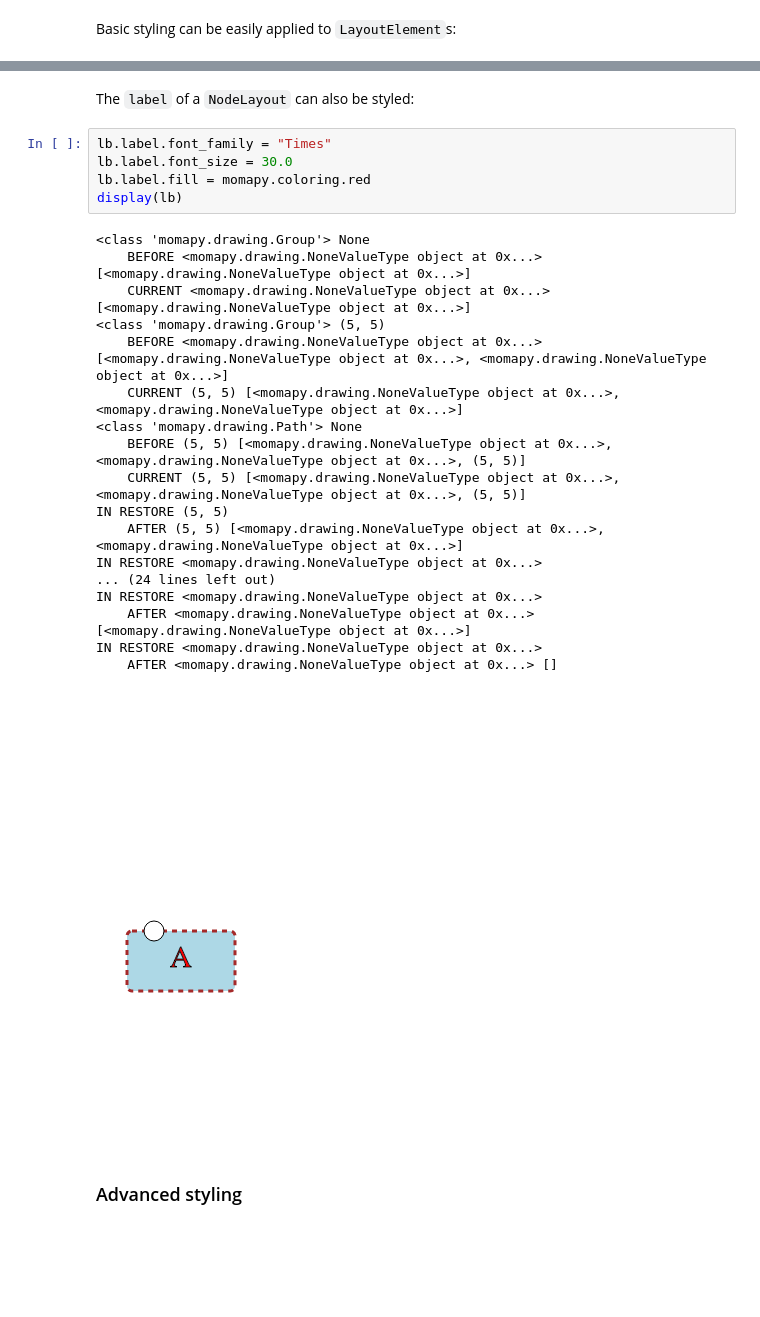
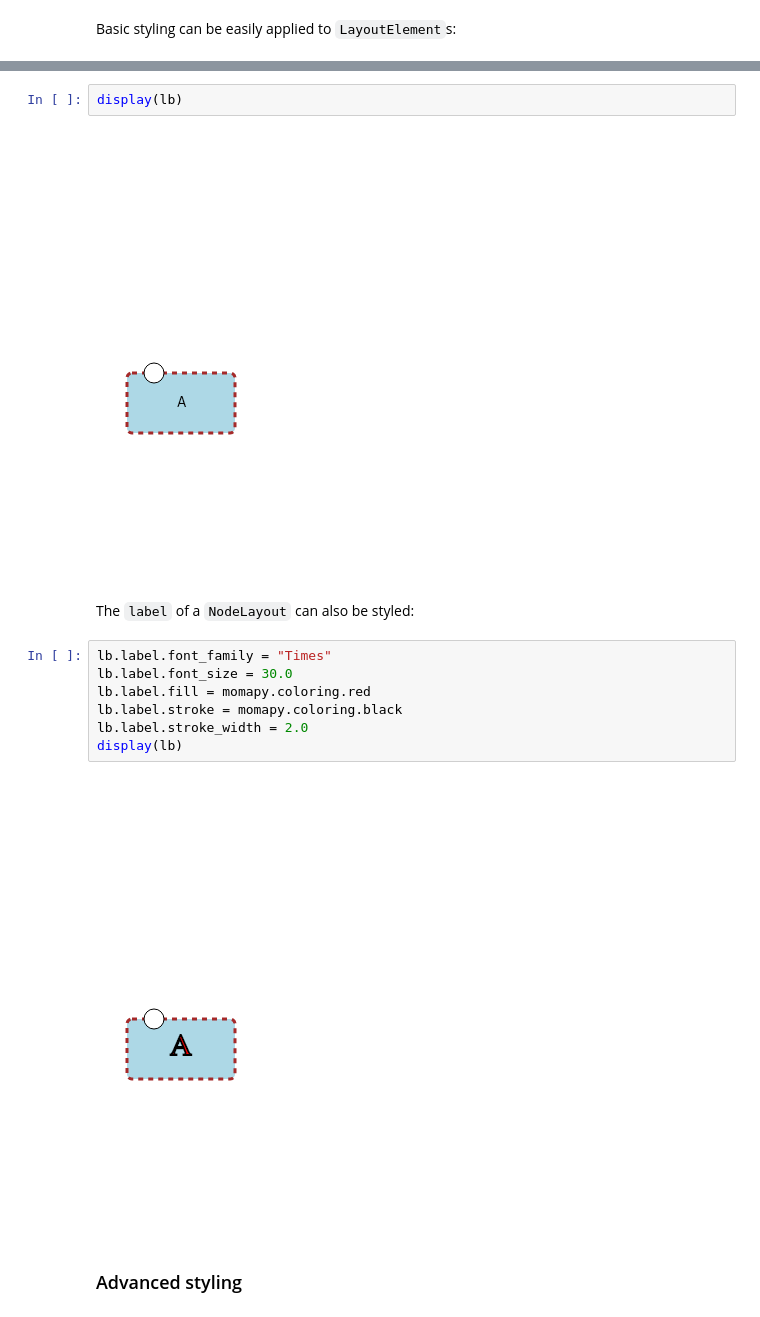
Before and after one commit to adrienrougny/momapy, a Jupyter notebook: momapy/demo/demo.ipynb, the cells around one changed output, grey strips where cells are left out. Cells and saved outputs as stored; diff of their text form; blank space fills up the shorter version.

```diff
--- a/momapy/demo/demo.ipynb
+++ b/momapy/demo/demo.ipynb
@@ -688,29 +418,18 @@ IN RESTORE <momapy.drawing.NoneValueType object at 0x...>
+# %%
+display(lb)
+# %% [output]
+[figure, added]
 # %% [markdown]
 The `label` of a `NodeLayout` can also be styled:
 # %%
 lb.label.font_family = "Times"
 lb.label.font_size = 30.0
 lb.label.fill = momapy.coloring.red
+lb.label.stroke = momapy.coloring.black
+lb.label.stroke_width = 2.0
 display(lb)
 # %% [output]
-<class 'momapy.drawing.Group'> None
-    BEFORE <momapy.drawing.NoneValueType object at 0x...> [<momapy.drawing.NoneValueType object at 0x...>]
-    CURRENT <momapy.drawing.NoneValueType object at 0x...> [<momapy.drawing.NoneValueType object at 0x...>]
-<class 'momapy.drawing.Group'> (5, 5)
-    BEFORE <momapy.drawing.NoneValueType object at 0x...> [<momapy.drawing.NoneValueType object at 0x...>, <momapy.drawing.NoneValueType object at 0x...>]
-    CURRENT (5, 5) [<momapy.drawing.NoneValueType object at 0x...>, <momapy.drawing.NoneValueType object at 0x...>]
-<class 'momapy.drawing.Path'> None
-    BEFORE (5, 5) [<momapy.drawing.NoneValueType object at 0x...>, <momapy.drawing.NoneValueType object at 0x...>, (5, 5)]
-    CURRENT (5, 5) [<momapy.drawing.NoneValueType object at 0x...>, <momapy.drawing.NoneValueType object at 0x...>, (5, 5)]
-IN RESTORE (5, 5)
-    AFTER (5, 5) [<momapy.drawing.NoneValueType object at 0x...>, <momapy.drawing.NoneValueType object at 0x...>]
-IN RESTORE <momapy.drawing.NoneValueType object at 0x...>
-... (24 lines left out)
-IN RESTORE <momapy.drawing.NoneValueType object at 0x...>
-    AFTER <momapy.drawing.NoneValueType object at 0x...> [<momapy.drawing.NoneValueType object at 0x...>]
-IN RESTORE <momapy.drawing.NoneValueType object at 0x...>
-    AFTER <momapy.drawing.NoneValueType object at 0x...> []
-[figure, old version]
+[figure, new version]
 # %% [markdown]
 ### Advanced styling
 # %% [markdown]
```
Also changed, not shown: parts of 34 cells of this notebook, 5 other files.
